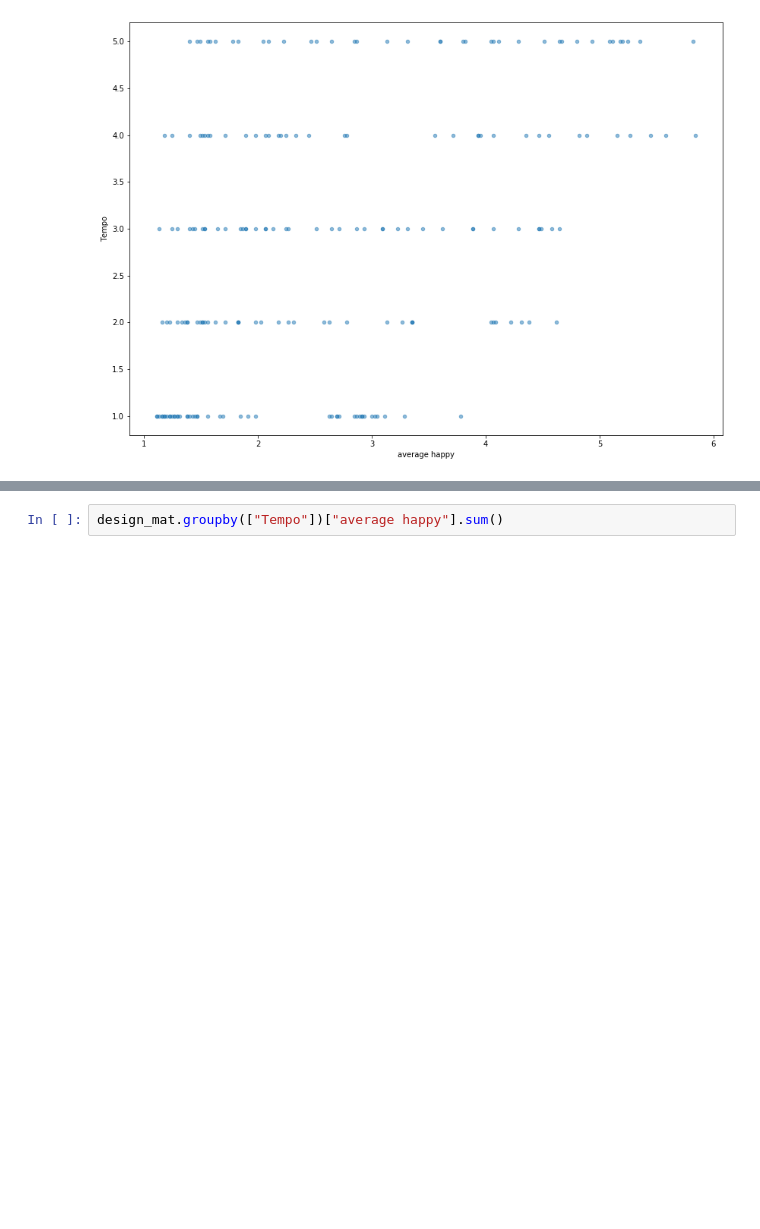
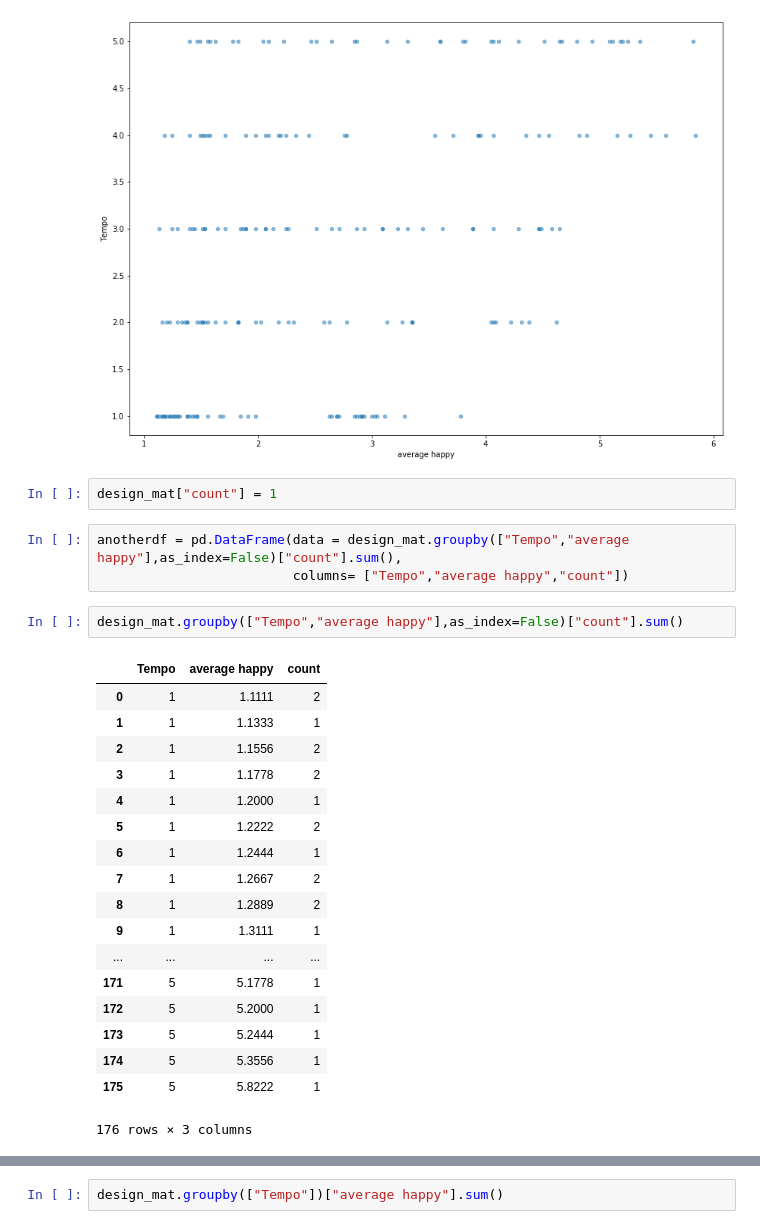
Before and after one commit to apoorva-sh/DATA512-finalproject, a Jupyter notebook: Notebooks/Analysis.ipynb, the cells around one changed output, grey strips where cells are left out. Cells and saved outputs as stored; diff of their text form; blank space fills up the shorter version.

```diff
--- a/Notebooks/Analysis.ipynb
+++ b/Notebooks/Analysis.ipynb
@@ -308,3 +420,29 @@ design_mat["average happy"] = emotion_rating["Happy"]
 a1 = design_mat.plot.scatter(x="average happy", y= "Tempo", alpha = 0.5,figsize=(14,10))
 # %% [output]
 [figure]
+# %%
+design_mat["count"] = 1
+# %%
+anotherdf = pd.DataFrame(data = design_mat.groupby(["Tempo","average happy"],as_index=False)["count"].sum(),
+                         columns= ["Tempo","average happy","count"])
+# %%
+design_mat.groupby(["Tempo","average happy"],as_index=False)["count"].sum()
+# %% [output]
+|  | Tempo | average happy | count |
+| 0 | 1 | 1.1111 | 2 |
+| 1 | 1 | 1.1333 | 1 |
+| 2 | 1 | 1.1556 | 2 |
+| 3 | 1 | 1.1778 | 2 |
+| 4 | 1 | 1.2000 | 1 |
+| 5 | 1 | 1.2222 | 2 |
+| 6 | 1 | 1.2444 | 1 |
+| 7 | 1 | 1.2667 | 2 |
+| 8 | 1 | 1.2889 | 2 |
+| 9 | 1 | 1.3111 | 1 |
+| ... | ... | ... | ... |
+| 171 | 5 | 5.1778 | 1 |
+| 172 | 5 | 5.2000 | 1 |
+| 173 | 5 | 5.2444 | 1 |
+| 174 | 5 | 5.3556 | 1 |
+| 175 | 5 | 5.8222 | 1 |
+176 rows × 3 columns
```
Also changed, not shown: parts of 29 cells of this notebook, 1 other file.
